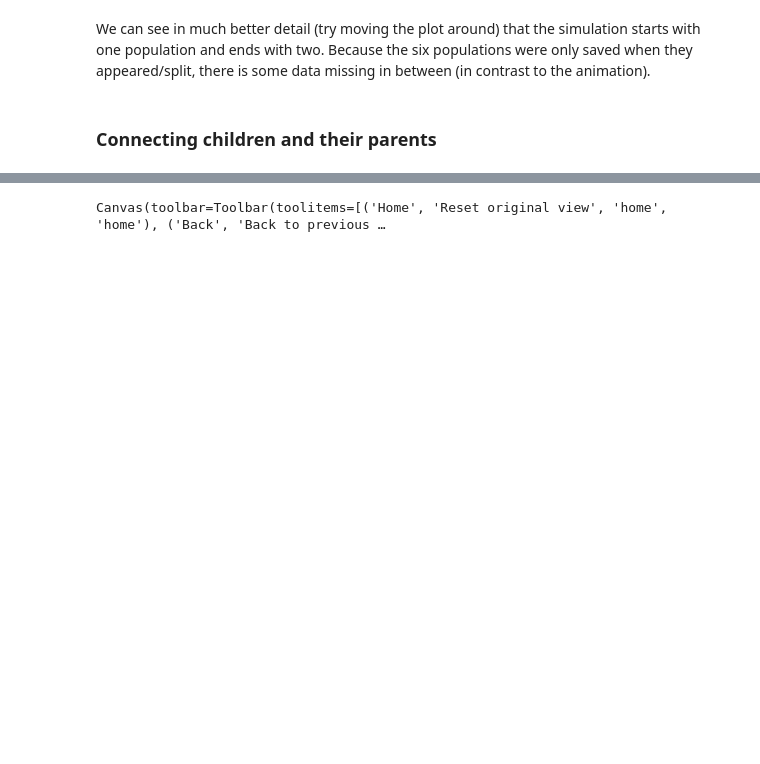
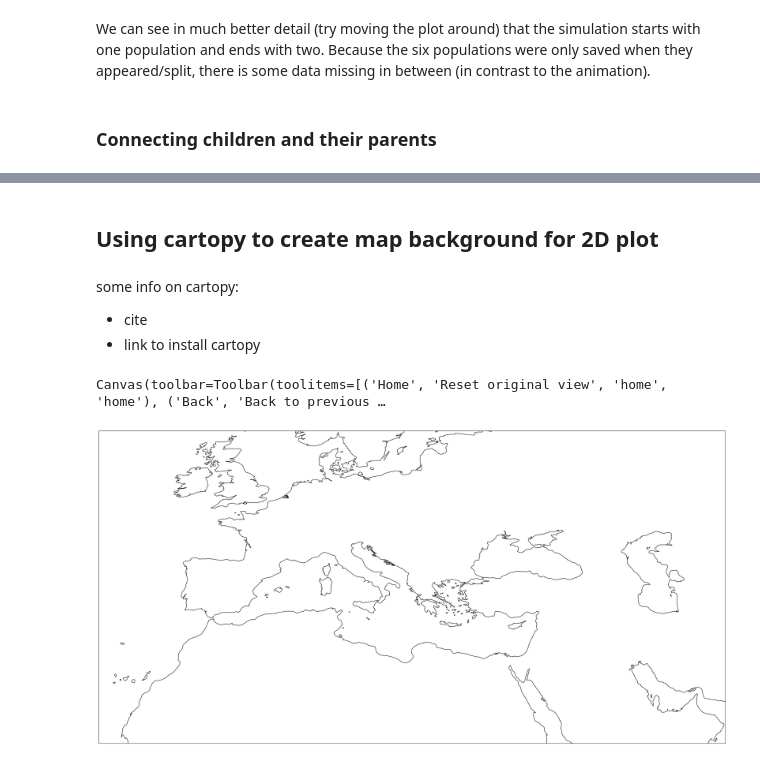
Before and after one commit to osmond-lab/space-trees, a Jupyter notebook: tutorial/tutorial.ipynb, the cells around one changed output, grey strips where cells are left out. Saved outputs shown, nothing was run; the diff lists cells and outputs as text; code cells hidden in the pictures; blank space fills up the shorter version.

Commit message:
trying out cartopy with slendr

```diff
--- a/tutorial/tutorial.ipynb
+++ b/tutorial/tutorial.ipynb
@@ -706,27 +749,19 @@ for node in nodes: #now loop through our list of node ids
-# %%
-fig = plt.figure()
-threed = fig.add_subplot(projection='3d')
-
-x, y, t = [], [], []
-
-for ind in ts.individuals():
-
-    x_pos = ind.location[0]
-    y_pos = ind.location[1]
-    time = ind.time
-
-    x.append(x_pos)
-    y.append(y_pos)
-    t.append(time)
-
-threed.set_zlim([1733,0])
-threed.scatter3D(x, y, t, color='peru', s=1)
-
-threed.plot(
-            [loc[0] for loc in locs], #the x locations
-            [loc[0] for loc in locs], #the y locations
-            times #the times
-           )
-plt.show()
-# %% [output]
-Canvas(toolbar=Toolbar(toolitems=[('Home', 'Reset original view', 'home', 'home'), ('Back', 'Back to previous …
+# %% [markdown]
+## Using cartopy to create map background for 2D plot
+# %% [markdown]
+some info on cartopy:
+- cite
+- link to install cartopy
+# %%
+#testing map
+import cartopy.crs as ccrs
+figmap = plt.figure(figsize=(30,30))
+
+mapping = figmap.add_subplot(projection=ccrs.PlateCarree())
+mapping.coastlines()
+mapping.set_xlim(-20, 60)
+mapping.set_ylim(20, 60)
+plt.show()
+# %% [output]
+Canvas(toolbar=Toolbar(toolitems=[('Home', 'Reset original view', 'home', 'home'), ('Back', 'Back to previous …
+[figure, added]
```
Also changed, not shown: parts of 15 cells of this notebook.
